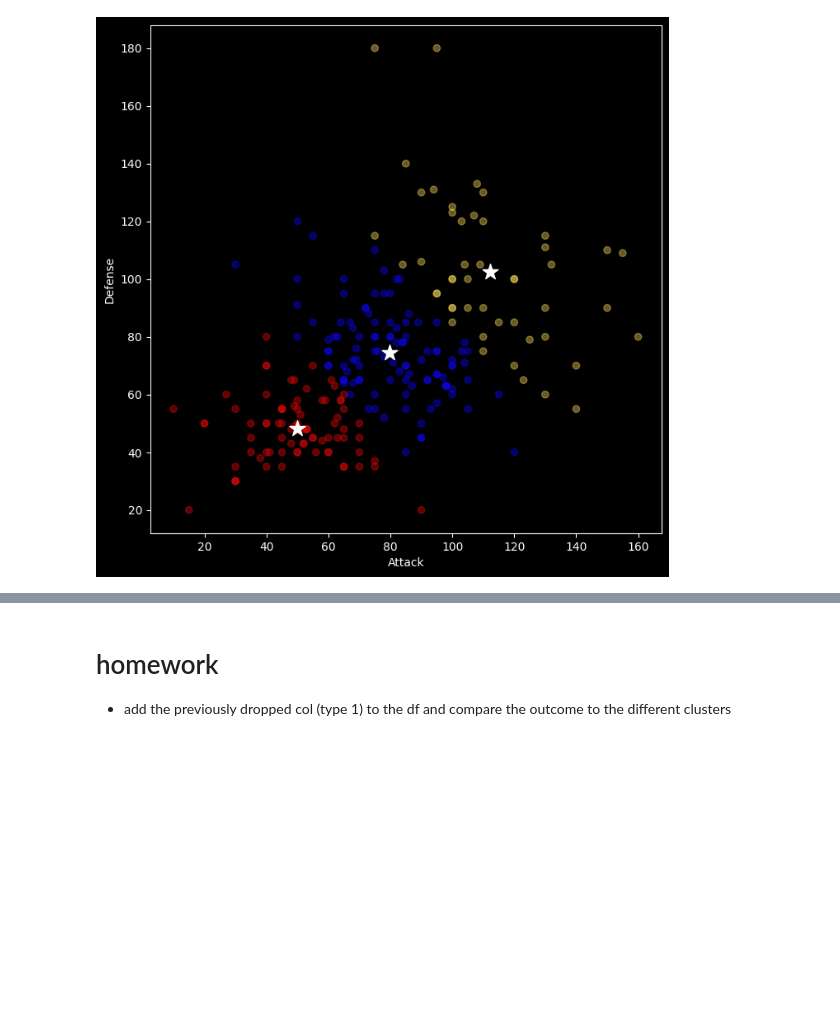
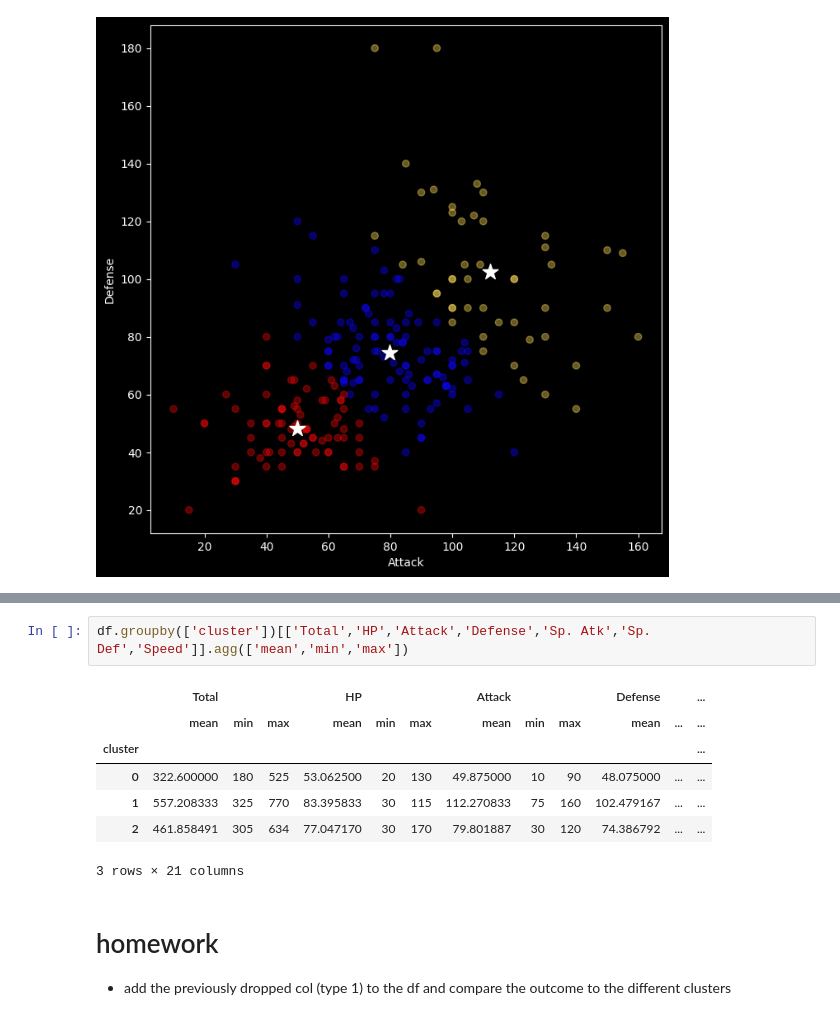
Before and after one commit to chai923/AIML, a Jupyter notebook: 240420-AIML-lecture_KMeansClustering.ipynb, the cells around one changed output, grey strips where cells are left out. Cells and saved outputs as stored; diff of their text form; blank space fills up the shorter version.

```diff
--- a/240420-AIML-lecture_KMeansClustering.ipynb
+++ b/240420-AIML-lecture_KMeansClustering.ipynb
@@ -138,3 +155,13 @@ Text(0, 0.5, 'Defense')
+# %%
+df.groupby(['cluster'])[['Total','HP','Attack','Defense','Sp. Atk','Sp. Def','Speed']].agg(['mean','min','max'])
+# %% [output]
+|  | Total |  |  | HP |  |  | Attack |  |  | Defense |  | ... |
+|  | mean | min | max | mean | min | max | mean | min | max | mean | ... | ... |
+| cluster |  |  |  |  |  |  |  |  |  |  |  | ... |
+| 0 | 322.600000 | 180 | 525 | 53.062500 | 20 | 130 | 49.875000 | 10 | 90 | 48.075000 | ... | ... |
+| 1 | 557.208333 | 325 | 770 | 83.395833 | 30 | 115 | 112.270833 | 75 | 160 | 102.479167 | ... | ... |
+| 2 | 461.858491 | 305 | 634 | 77.047170 | 30 | 170 | 79.801887 | 30 | 120 | 74.386792 | ... | ... |
+3 rows × 21 columns
 # %% [markdown]
 # homework
 - add the previously dropped col (type 1) to the df and compare the outcome to the different clusters
```
Also changed, not shown: parts of 21 cells of this notebook, 2 other files.
